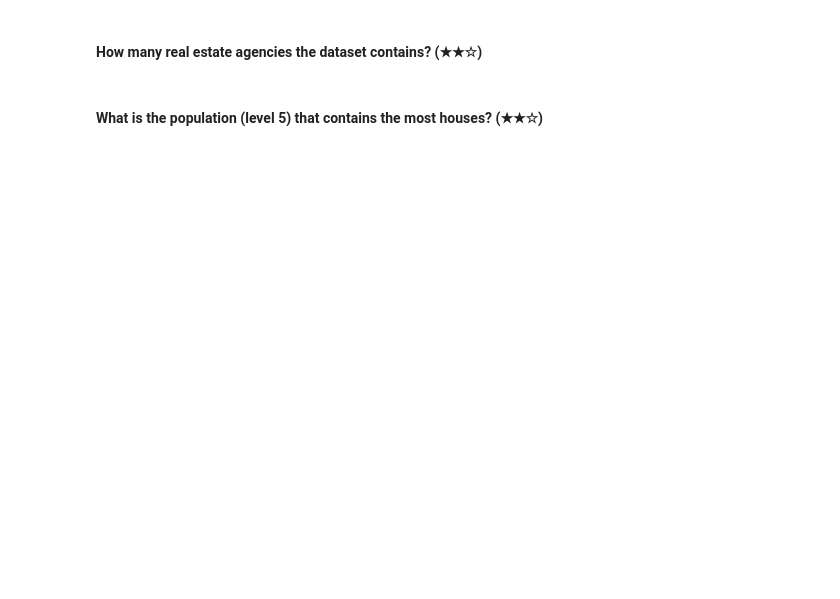
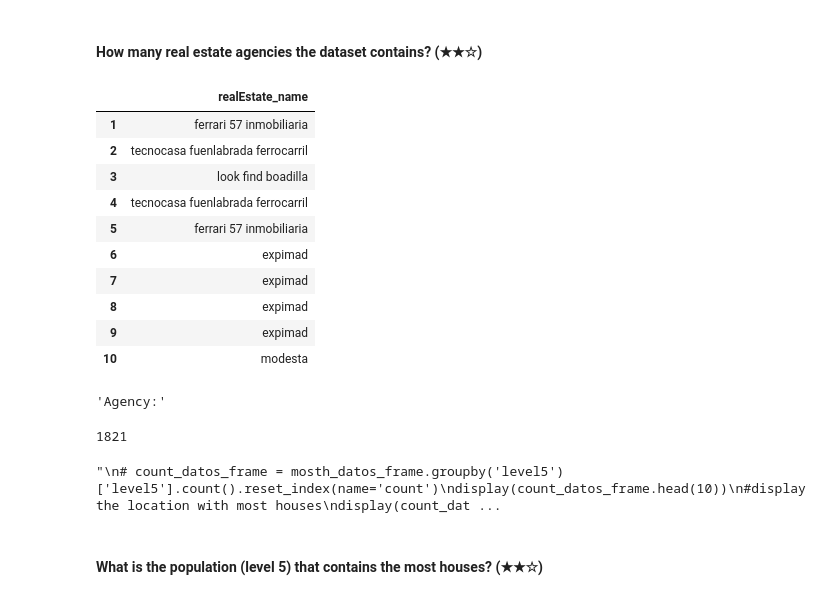
Before and after one commit to sgso-free/machine-learning-prework, a Jupyter notebook: project.ipynb, the cells around one changed output. Saved outputs shown, nothing was run; the diff lists cells and outputs as text; code cells hidden in the pictures; blank space fills up the shorter version.

```diff
--- a/project.ipynb
+++ b/project.ipynb
@@ -333,4 +367,25 @@ Hint: make a scatter plot of each population using subplots.
 # %% [markdown]
 #### How many  real estate agencies the dataset contains? (★★☆)
+# %%
+
+agencies_datos_frame = df_data[['realEstate_name']]
+display(agencies_datos_frame.head(10))
+agency_frame = agencies_datos_frame.groupby('realEstate_name')['realEstate_name'].unique().count()
+display("Amount of Agency:",agency_frame)
+# %% [output]
+|  | realEstate_name |
+| 1 | ferrari 57 inmobiliaria |
+| 2 | tecnocasa fuenlabrada ferrocarril |
+| 3 | look find boadilla |
+| 4 | tecnocasa fuenlabrada ferrocarril |
+| 5 | ferrari 57 inmobiliaria |
+| 6 | expimad |
+| 7 | expimad |
+| 8 | expimad |
+| 9 | expimad |
+| 10 | modesta |
+'Agency:'
+1821
+"\n# count_datos_frame = mosth_datos_frame.groupby('level5')['level5'].count().reset_index(name='count')\ndisplay(count_datos_frame.head(10))\n#display the location with most houses\ndisplay(count_dat ...
 # %% [markdown]
 #### What is the population (level 5) that contains the most houses? (★★☆)
```
Also changed, not shown: parts of 5 cells of this notebook.
